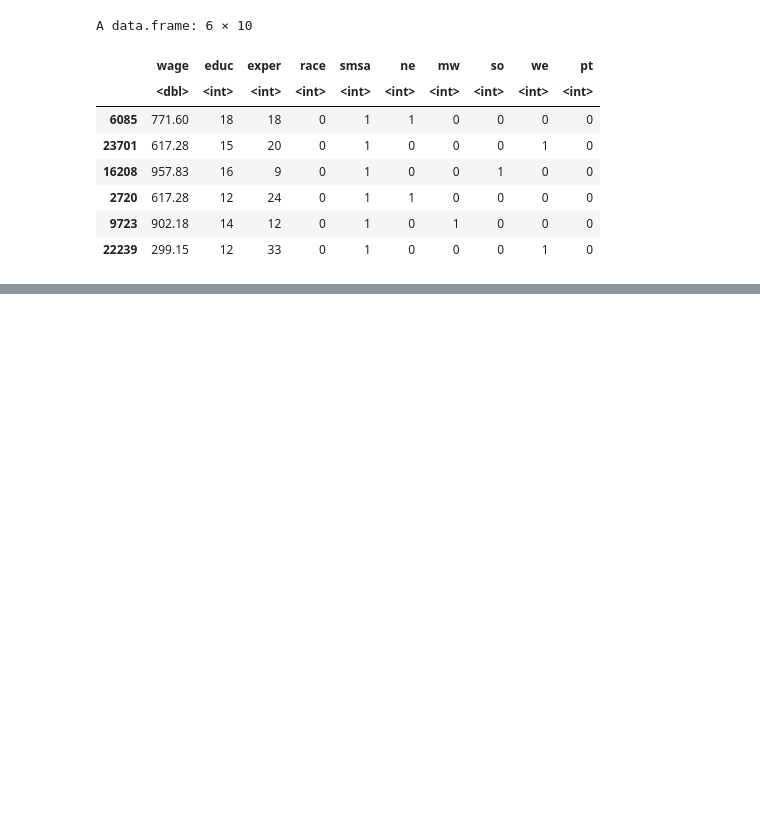
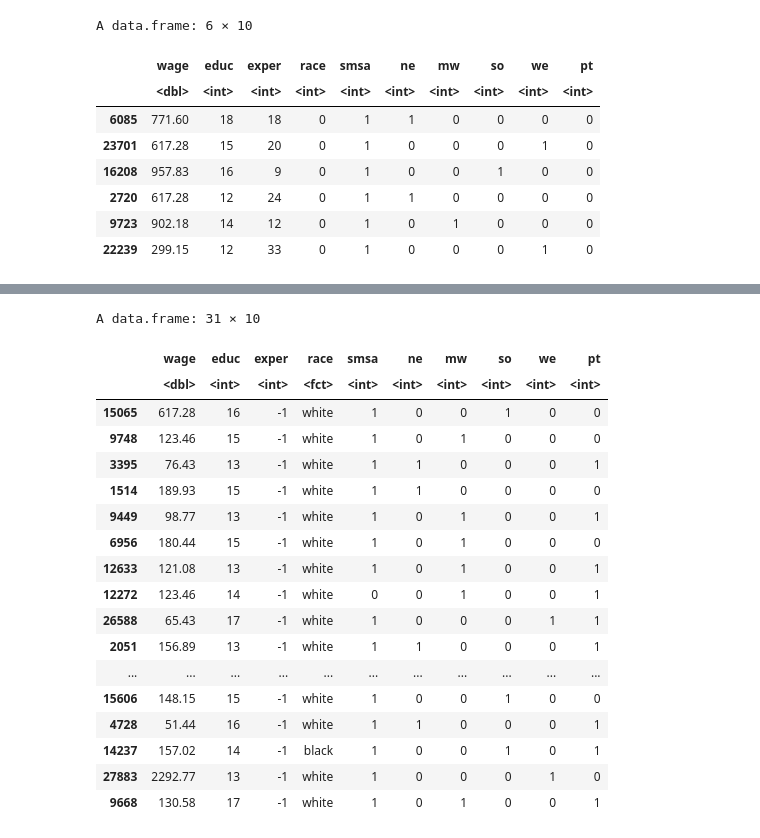
Before and after one commit to j-buss/Linear_Models_with_R, a Jupyter notebook: Chapter_01/Chapter_01_Exercises.ipynb, the cells around one changed output, grey strips where cells are left out. Saved outputs shown, nothing was run; the diff lists cells and outputs as text; code cells hidden in the pictures; blank space fills up the shorter version.

```diff
--- a/Chapter_01/Chapter_01_Exercises.ipynb
+++ b/Chapter_01/Chapter_01_Exercises.ipynb
@@ -117,0 +137,22 @@ white black
+# %%
+filter(uswages, exper == -1)
+# %% [output]
+A data.frame: 31 × 10
+|  | wage | educ | exper | race | smsa | ne | mw | so | we | pt |
+|  | <dbl> | <int> | <int> | <fct> | <int> | <int> | <int> | <int> | <int> | <int> |
+| 15065 | 617.28 | 16 | -1 | white | 1 | 0 | 0 | 1 | 0 | 0 |
+| 9748 | 123.46 | 15 | -1 | white | 1 | 0 | 1 | 0 | 0 | 0 |
+| 3395 | 76.43 | 13 | -1 | white | 1 | 1 | 0 | 0 | 0 | 1 |
+| 1514 | 189.93 | 15 | -1 | white | 1 | 1 | 0 | 0 | 0 | 0 |
+| 9449 | 98.77 | 13 | -1 | white | 1 | 0 | 1 | 0 | 0 | 1 |
+| 6956 | 180.44 | 15 | -1 | white | 1 | 0 | 1 | 0 | 0 | 0 |
+| 12633 | 121.08 | 13 | -1 | white | 1 | 0 | 1 | 0 | 0 | 1 |
+| 12272 | 123.46 | 14 | -1 | white | 0 | 0 | 1 | 0 | 0 | 1 |
+| 26588 | 65.43 | 17 | -1 | white | 1 | 0 | 0 | 0 | 1 | 1 |
+| 2051 | 156.89 | 13 | -1 | white | 1 | 1 | 0 | 0 | 0 | 1 |
+| ... | ... | ... | ... | ... | ... | ... | ... | ... | ... | ... |
+| 15606 | 148.15 | 15 | -1 | white | 1 | 0 | 0 | 1 | 0 | 0 |
+| 4728 | 51.44 | 16 | -1 | white | 1 | 1 | 0 | 0 | 0 | 1 |
+| 14237 | 157.02 | 14 | -1 | black | 1 | 0 | 0 | 1 | 0 | 1 |
+| 27883 | 2292.77 | 13 | -1 | white | 1 | 0 | 0 | 0 | 1 | 0 |
+| 9668 | 130.58 | 17 | -1 | white | 1 | 0 | 1 | 0 | 0 | 1 |
```
Also changed, not shown: parts of 16 cells of this notebook.
